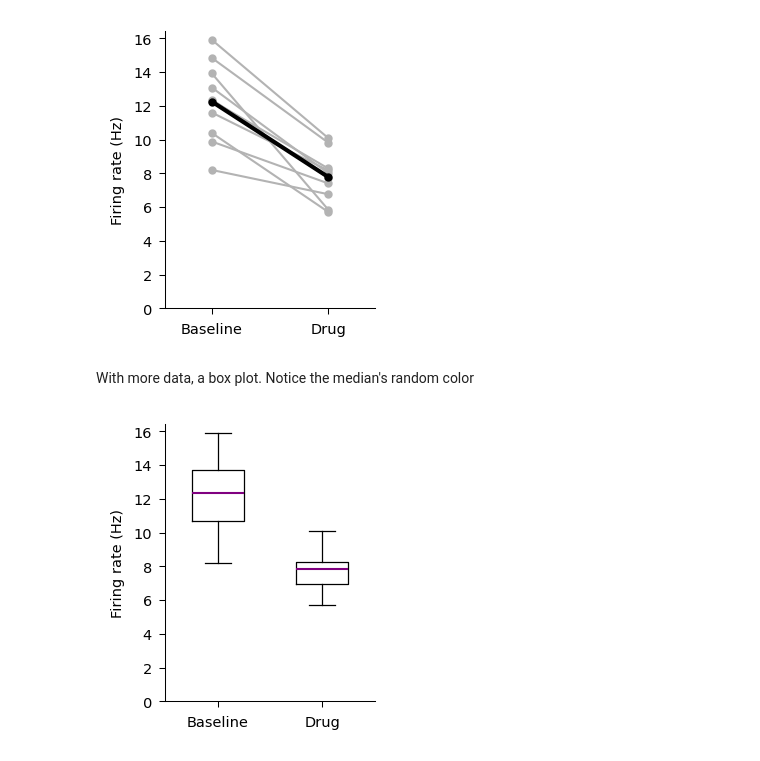
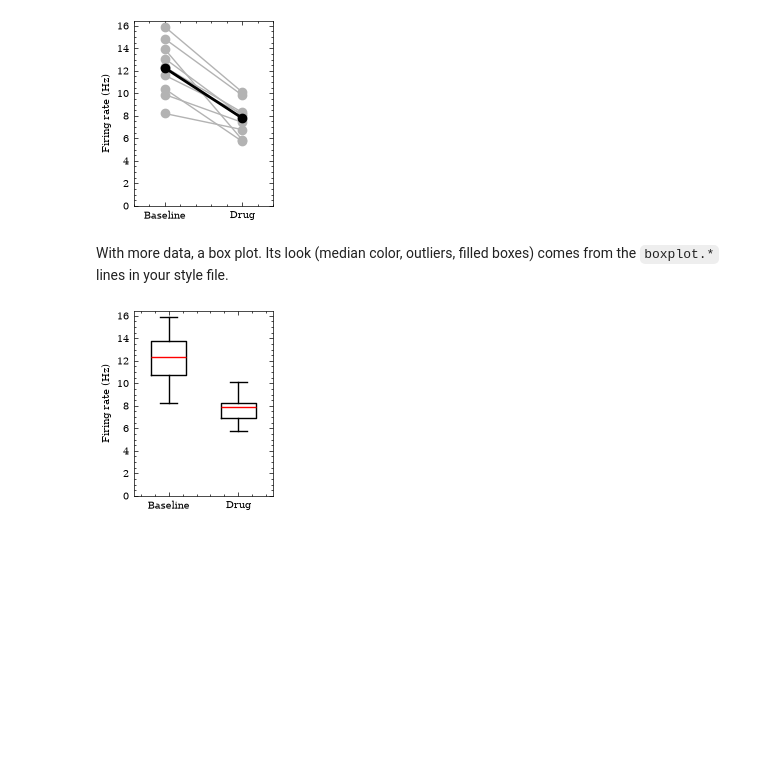
Before and after one commit to ChantalNaumann/tutorials, a Jupyter notebook: 03_neuroscience_plots.ipynb, the cells around one changed output. Cells and saved outputs as stored; diff of their text form; code cells hidden in the pictures; blank space fills up the shorter version.

```diff
--- a/03_neuroscience_plots.ipynb
+++ b/03_neuroscience_plots.ipynb
@@ -9,4 +11,4 @@ import matplotlib.pyplot as plt
 
 import neurodata
 
-plt.style.use(["default", "style_parts/1_basics.mplstyle"])
+plt.style.use(["default", "my_style.mplstyle"])   # your style file from notebook 2
@@ -105,16 +189,17 @@ With few animals, show every point and connect paired measurements:
 # %%
 baseline, drug = neurodata.drug_experiment(n_animals=10)
 
 fig, ax = plt.subplots(figsize=(1.8, 2.4))
-ax.plot([0, 1], [baseline, drug], color="0.7", marker="o")
+ax.plot([0, 1], [baseline, drug], color="0.7", linestyle="-", marker="o")
 ax.plot([0, 1], [baseline.mean(), drug.mean()], color="black", marker="o", linewidth=2)
 ax.set_xticks([0, 1], ["Baseline", "Drug"])
 ax.set(xlim=(-0.4, 1.4), ylim=(0, None), ylabel="Firing rate (Hz)")
 plt.show()
 # %% [output]
-[figure, old version]
+[figure, new version]
-# %% [markdown]
-With more data, a box plot. Notice the median's random color
+# %% [markdown]
+With more data, a box plot. Its look (median color, outliers, filled boxes) comes from the `boxplot.*`
+lines in your style file.
 # %%
 fig, ax = plt.subplots(figsize=(1.8, 2.4))
 ax.boxplot([baseline, drug], widths=0.5)
@@ -122,4 +207,4 @@ ax.set_xticks([1, 2], ["Baseline", "Drug"])
 ax.set(ylim=(0, None), ylabel="Firing rate (Hz)")
 plt.show()
 # %% [output]
-[figure, old version]
+[figure, new version]
```
Also changed, not shown: parts of 34 cells of this notebook, 30 other files.
